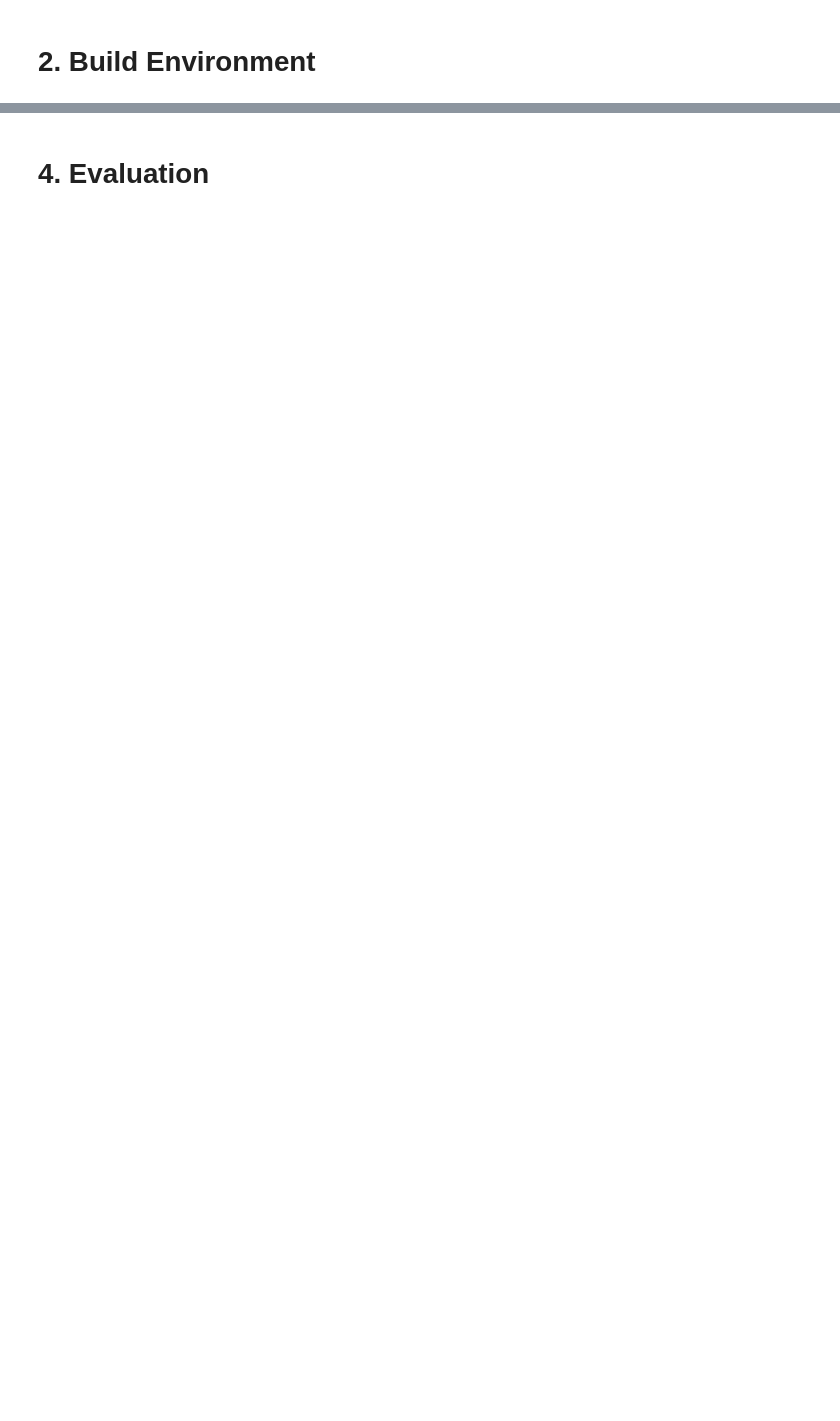
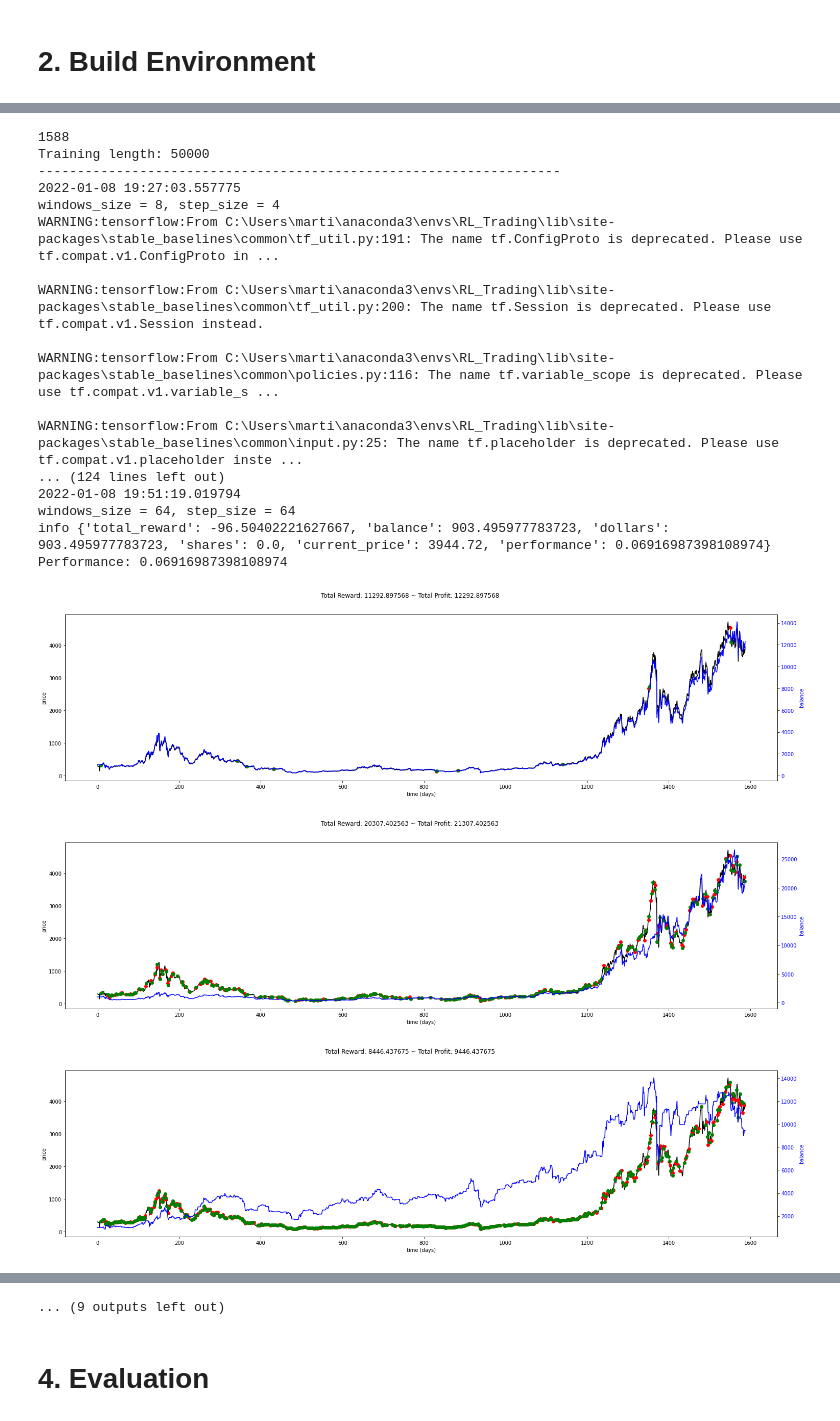
Before and after one commit to darkcoder2000/Reinforcement-Learning-for-Trading-Custom-Signals, a Jupyter notebook: AgentTrainer_2_Loop.ipynb, the cells around one changed output, grey strips where cells are left out. Drawn from its saved outputs; the diff is of its cells as text; code cells hidden in the pictures; blank space fills up the shorter version.

```diff
--- a/AgentTrainer_2_Loop.ipynb
+++ b/AgentTrainer_2_Loop.ipynb
@@ -27,14 +35,14 @@ from datetime import datetime
 https://www.cryptodatadownload.com/data/binance/
 # %%
 from csv_import_helper import *
-df = import_csv_from_cryptodatadownload('data/Binance_ETHUSDT_d.csv')
+df = import_csv_from_cryptodatadownload('data/Binance_ETHUSDT_d.csv', 'ETH')
 
-df['SMA'] = TA.SMA(df, 8)
-df['RSI'] = TA.RSI(df)
-df['OBV'] = TA.OBV(df)
-df.fillna(0, inplace=True)
+#df['SMA'] = TA.SMA(df, 8)
+#df['RSI'] = TA.RSI(df)
+#df['OBV'] = TA.OBV(df)
+#df.fillna(0, inplace=True)
+#df.rename(columns={'low': 'price'}, inplace=True)
 
-
-df.rename(columns={'low': 'price'}, inplace=True)
+df['price'] = df['low']
 # %%
 df.head(25)
@@ -45,7 +72,7 @@ def add_signals(env):
     start = env.frame_bound[0] - env.window_size
     end = env.frame_bound[1]
     prices = env.df.loc[:, 'price'].to_numpy()[start:end]
-    signal_features = env.df.loc[:, ['price','volume','SMA', 'RSI', 'OBV']].to_numpy()[start:end]
+    signal_features = env.df.loc[:, ['price','volume','open', 'high', 'close']].to_numpy()[start:end]
     return prices, signal_features
 
 class MyCustomEnv(MyStocksEnv):
@@ -53,40 +83,70 @@ class MyCustomEnv(MyStocksEnv):
 # %%
 nb_data_rows = len(df.index)
 print(nb_data_rows)
-list_sizes = [8,16,32,64]
+list_windows_sizes = [8,16,32,64]
+list_step_sizes = [4,8,16,32,64]
+training_length = 50000
+
+
+combinations = [ [8,4], [8,8], [16,4], [16,8] , [16,16], [32,8] , [32,16], [64,32]]
 
 def do_training_and_evaluation():
     # training
     print("-------------------------------------------------------------------")
     print(datetime.now())
     print("windows_size = {0}, step_size = {1}".format(window_size, step_size))
     env = MyCustomEnv(df=df, window_size=window_size, frame_bound=(window_size, 1000), debug=False)
     #print(env.signal_features)
     #print(env.action_space)
     env_maker = lambda: env
     env = DummyVecEnv([env_maker])
     model = A2C('MlpLstmPolicy', env, verbose=0, n_steps=step_size)
-    model.learn(total_timesteps=200000)
+    model.learn(total_timesteps=training_length)
 
     # evaluation
     envTest = MyCustomEnv(df=df, window_size=window_size, frame_bound=(window_size, nb_data_rows), debug=False, log_level=logging.DEBUG)
     obs = envTest.reset()
     while True:
         obs = obs[np.newaxis, ...]
         action, _states = model.predict(obs)
         obs, rewards, done, info = envTest.step(action)
         if done:
             print("info", info)
             print("Performance: {0}".format(info['performance']))
             break
     file_path = "images\ETH_Daily_Test_W{0}_S{1}.png".format(window_size, step_size)
     envTest.render_all(file_path)
 
+print("Training length: {0}".format(training_length))
+#for combination in combinations:
+ #   window_size = combination[0]
+  #  step_size = combination[1]
+   # do_training_and_evaluation()
 
 
-
-for i in list_sizes:
-    for j in list_sizes:
+for i in list_windows_sizes:
+    for j in list_step_sizes:
         window_size = i
         step_size = j
         do_training_and_evaluation()
+# %% [output]
+1588
+Training length: 50000
+-------------------------------------------------------------------
+2022-01-08 19:27:03.557775
+windows_size = 8, step_size = 4
+WARNING:tensorflow:From C:\Users\marti\anaconda3\envs\RL_Trading\lib\site-packages\stable_baselines\common\tf_util.py:191: The name tf.ConfigProto is deprecated. Please use tf.compat.v1.ConfigProto in ...
+
+WARNING:tensorflow:From C:\Users\marti\anaconda3\envs\RL_Trading\lib\site-packages\stable_baselines\common\tf_util.py:200: The name tf.Session is deprecated. Please use tf.compat.v1.Session instead.
+
+WARNING:tensorflow:From C:\Users\marti\anaconda3\envs\RL_Trading\lib\site-packages\stable_baselines\common\policies.py:116: The name tf.variable_scope is deprecated. Please use tf.compat.v1.variable_s ...
+
+WARNING:tensorflow:From C:\Users\marti\anaconda3\envs\RL_Trading\lib\site-packages\stable_baselines\common\input.py:25: The name tf.placeholder is deprecated. Please use tf.compat.v1.placeholder inste ...
+... (124 lines left out)
+2022-01-08 19:51:19.019794
+windows_size = 64, step_size = 64
+info {'total_reward': -96.50402221627667, 'balance': 903.495977783723, 'dollars': 903.495977783723, 'shares': 0.0, 'current_price': 3944.72, 'performance': 0.06916987398108974}
+Performance: 0.06916987398108974
+[figure, added]
+[figure, added]
+[figure, added]
@@ -93,3 +161,4 @@ for i in list_sizes:
+... (9 outputs left out)
 # %% [markdown]
 # 4. Evaluation
 # %%
```
Also changed, not shown: parts of 5 cells of this notebook, 5 other files.
